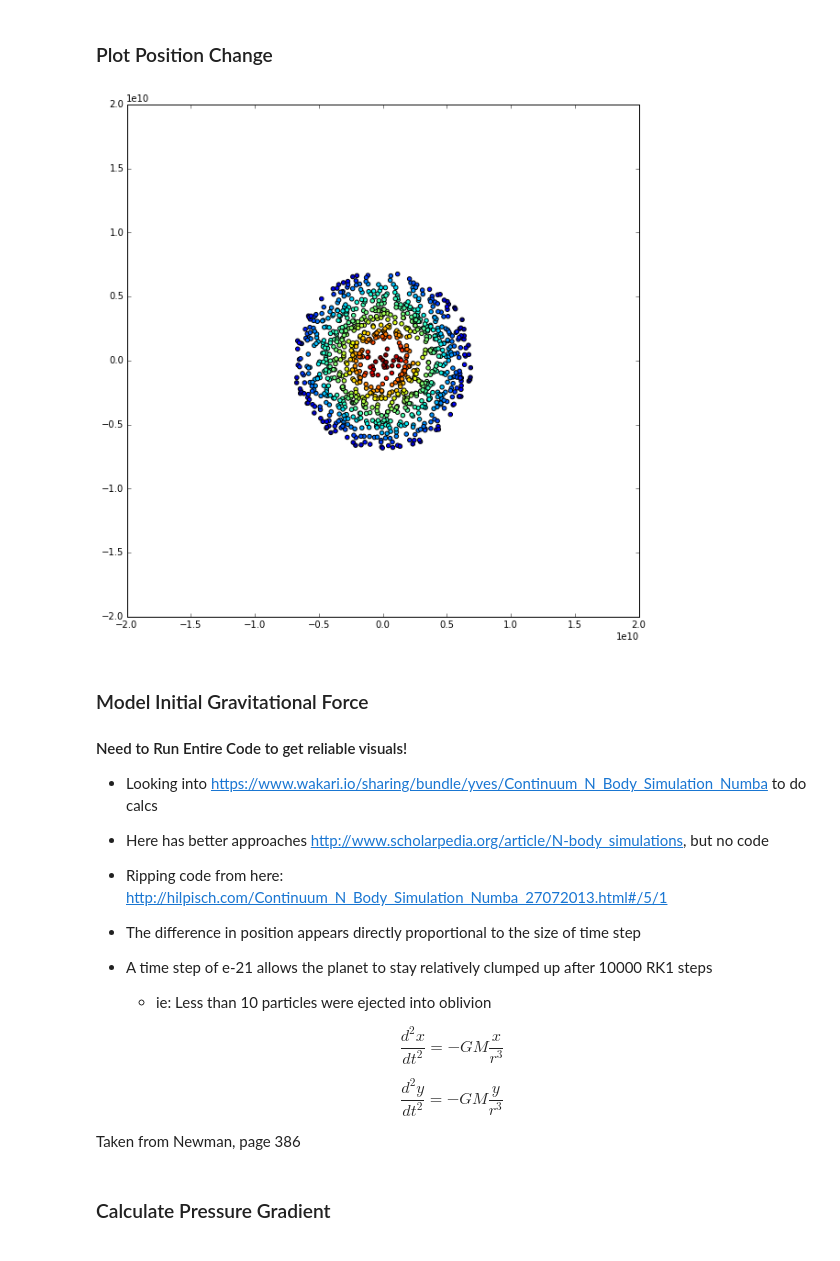
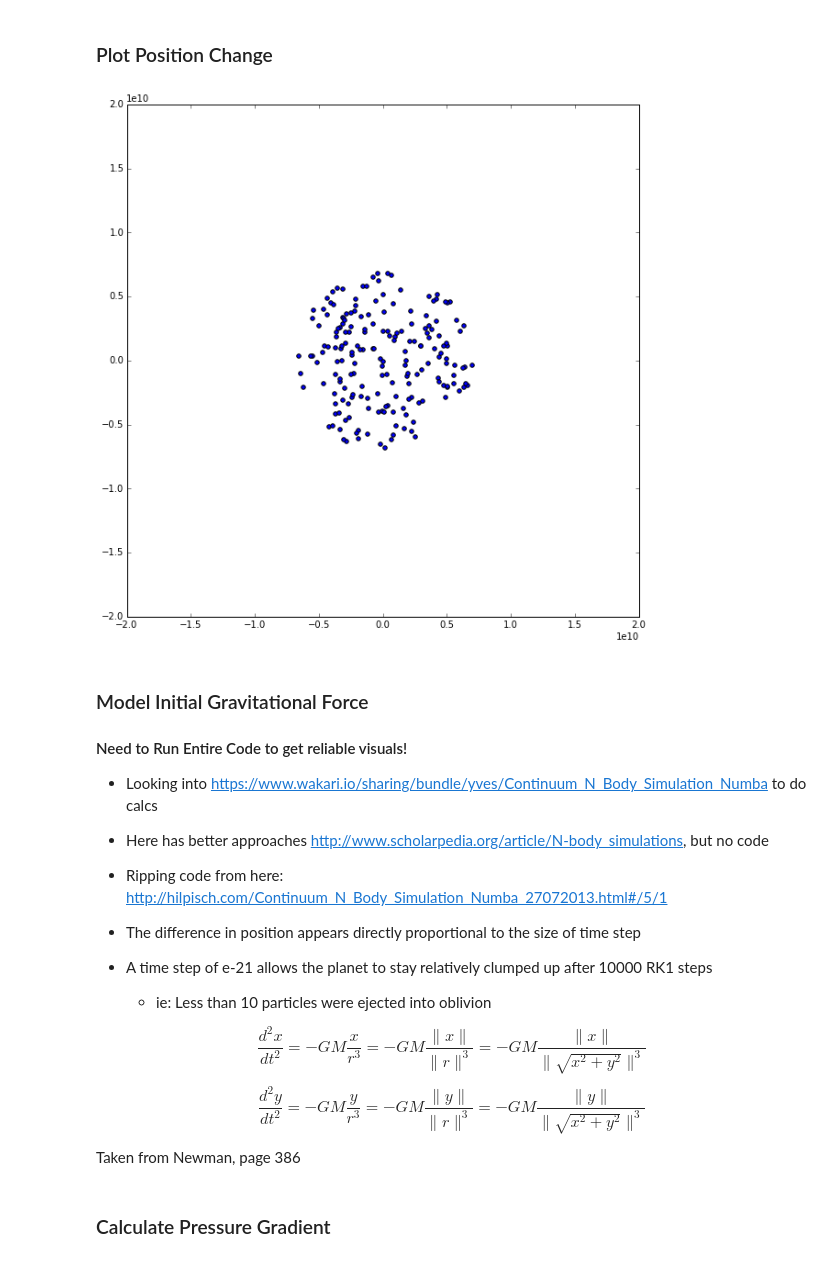
Before and after one commit to saichikine/Jupiter_SPH, a Jupyter notebook: main.ipynb, the cells around one changed output. Cells and saved outputs as stored; diff of their text form; code cells hidden in the pictures.

```diff
--- a/main.ipynb
+++ b/main.ipynb
@@ -113,7 +113,10 @@ import time
 # %%
 RJupiter = 6.99e9    # cm
 
-gamma = 2
+v = 1e30 #damping coefficient
+
+n = 1 # polytropic index
+gamma = 1+(1/n)
 G = 6.67e-8    # dyne*cm^2/g^2
 
 rhoC = 5    # g/cm^3, central density
@@ -126,7 +129,7 @@ alpha = np.sqrt(K/(2*np.pi*G))
 # %% [markdown]
 ### Initialize Positions of Planets
 # %%
-N1 = 1000    # Particles in Planet 1
+N1 = 200    # Particles in Planet 1
 N2 = N1     # Particles in Planet 2
 
 # Equations 4.17
@@ -146,6 +149,9 @@ for i in range(1,len(zetaSpace)):
 NDistribution = np.array(NDistribution)
 NDistribution = np.round(NDistribution)
 
+print(sum(NDistribution))
+
+
 # Create radial distribution
 radiusDistribution = []
 i = 0
@@ -411,9 +465,9 @@ print gradW()
 # %%
 def gradP():
-    gradPX = mDistribution*pressureDistribution/rhoDistribution \
+    gradPX = mDistribution*K*rhoDistribution \
         * gradW()[:,0]
 
-    gradPY = mDistribution*pressureDistribution/rhoDistribution \
+    gradPY = mDistribution*K*rhoDistribution \
         * gradW()[:,1]
     return np.array((gradPX, gradPY)).T
 # %% [markdown]
@@ -471,21 +528,24 @@ print gradP()
 # %%
 # RK1 Parameters
 t = 0
-dt = 1e-1
+dt = 1e-4
 stepN = 100
 
 # Particle history
-ParticlePositionHistory = np.zeros((nParticles,2,stepN))
+ParticlePositionHistory = np.zeros((stepN,nParticles,2))
 ParticleVelocityHistory = np.zeros((nParticles,2,stepN))
+
+deltaVf = np.zeros_like(xyDistribution, dtype = np.float)
 
 for i in range(stepN):
     t += 1
-    ParticlePositionHistory[:,:,i] = xyDistribution
-#    deltaV = nb_gravity() * dt
-    deltaV = -gradP()/rhoDistribution[:,np.newaxis] * dt
-    velocityDistribution += deltaV
-    deltaPos = velocityDistribution * dt
-    xyDistribution += deltaPos
+    ParticlePositionHistory[i,:,:] = xyDistribution
+    deltaVf += nb_gravity()
+    deltaVf += -gradP()/rhoDistribution[:,np.newaxis]
+    delta \Vf -= v*velocityDistribution
+    velocityDistribution += dt*deltaVf
+    #deltaPos = velocityDistribution * dt
+    xyDistribution += dt*velocityDistribution
 
 ### --- Debugging --- ###
 #    print "Mean velocity at timestep", t, "\n", np.mean(deltaV)
@@ -502,24 +562,24 @@ for i in range(stepN):
 # %%
 slider = FloatSlider(description='Time', min=0, max=stepN, step=1)
 
 def update_plot():
     time=slider.value
-    x = ParticlePositionHistory[:,0,time]
-    y = ParticlePositionHistory[:,1,time]
+    x = ParticlePositionHistory[time-1,:,0]
+    y = ParticlePositionHistory[time-1,:,1]
     fig = plt.figure(figsize=(10,10))
-    plt.scatter(x, y, c=mDistribution)
+    plt.scatter(x, y)
     plt.xlim(-2e10, 2e10)
     plt.ylim(-2e10, 2e10)
 
     clear_output(True)
 
 slider.on_trait_change(update_plot, 'value')
 
 
 display(slider)
 update_plot()
 # %% [output]
-[figure, old version]
+[figure, new version]
 # %% [markdown]
 ### Model Initial Gravitational Force
 
@@ -535,11 +595,11 @@ update_plot()
     * ie: Less than 10 particles were ejected into oblivion
 
 \begin{equation}
-\frac{d^2x}{dt^2} = -GM\frac{x}{r^3}
+\frac{d^2x}{dt^2} = -GM\frac{x}{r^3} = -GM\frac{\|x\|}{\|r\|^3} = -GM\frac{\|x\|}{\|\sqrt{x^2+y^2}\|^3}
 \end{equation}
 
 \begin{equation}
-\frac{d^2y}{dt^2} = -GM\frac{y}{r^3}
+\frac{d^2y}{dt^2} = -GM\frac{y}{r^3} = -GM\frac{\|y\|}{\|r\|^3} = -GM\frac{\|y\|}{\|\sqrt{x^2+y^2}\|^3}
 \end{equation}
 
 Taken from Newman, page 386
```
Also changed, not shown: parts of 15 cells of this notebook, 1 other file.
